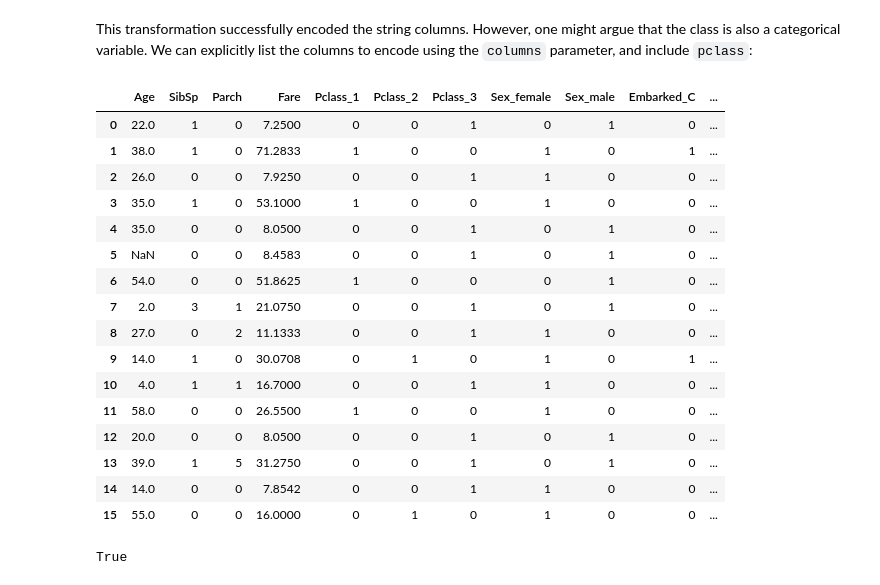
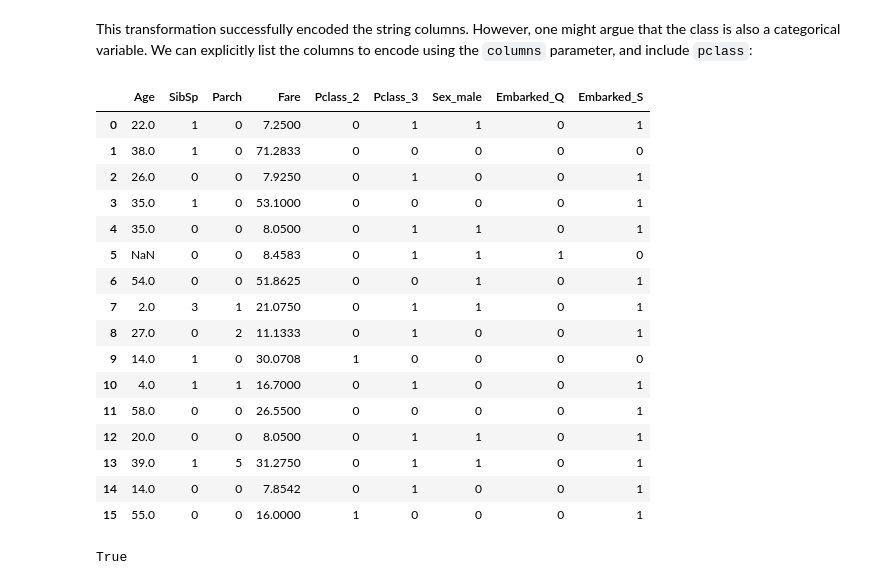
Before and after one commit to bdieu178/techfundamentals-fall2017-materials, a Jupyter notebook: classes/04-intro-python3/05-features-titanic.ipynb, the cells around one changed output. Saved outputs shown, nothing was run; the diff lists cells and outputs as text; code cells hidden in the pictures.

```diff
--- a/classes/04-intro-python3/05-features-titanic.ipynb
+++ b/classes/04-intro-python3/05-features-titanic.ipynb
@@ -159,26 +174,26 @@ pd.get_dummies(features, drop_first=True).head()
 # %% [markdown]
 This transformation successfully encoded the string columns. However, one might argue that the class is also a categorical variable. We can explicitly list the columns to encode using the ``columns`` parameter, and include ``pclass``:
 # %%
-features_dummies = pd.get_dummies(features, columns=['Pclass', 'Sex', 'Embarked'])
+features_dummies = pd.get_dummies(features, columns=['Pclass', 'Sex', 'Embarked'], drop_first=True)
 features_dummies.head(n=16)
 # %% [output]
-|  | Age | SibSp | Parch | Fare | Pclass_1 | Pclass_2 | Pclass_3 | Sex_female | Sex_male | Embarked_C | ... |
-| 0 | 22.0 | 1 | 0 | 7.2500 | 0 | 0 | 1 | 0 | 1 | 0 | ... |
-| 1 | 38.0 | 1 | 0 | 71.2833 | 1 | 0 | 0 | 1 | 0 | 1 | ... |
-| 2 | 26.0 | 0 | 0 | 7.9250 | 0 | 0 | 1 | 1 | 0 | 0 | ... |
-| 3 | 35.0 | 1 | 0 | 53.1000 | 1 | 0 | 0 | 1 | 0 | 0 | ... |
-| 4 | 35.0 | 0 | 0 | 8.0500 | 0 | 0 | 1 | 0 | 1 | 0 | ... |
-| 5 | NaN | 0 | 0 | 8.4583 | 0 | 0 | 1 | 0 | 1 | 0 | ... |
-| 6 | 54.0 | 0 | 0 | 51.8625 | 1 | 0 | 0 | 0 | 1 | 0 | ... |
-| 7 | 2.0 | 3 | 1 | 21.0750 | 0 | 0 | 1 | 0 | 1 | 0 | ... |
-| 8 | 27.0 | 0 | 2 | 11.1333 | 0 | 0 | 1 | 1 | 0 | 0 | ... |
-| 9 | 14.0 | 1 | 0 | 30.0708 | 0 | 1 | 0 | 1 | 0 | 1 | ... |
-| 10 | 4.0 | 1 | 1 | 16.7000 | 0 | 0 | 1 | 1 | 0 | 0 | ... |
-| 11 | 58.0 | 0 | 0 | 26.5500 | 1 | 0 | 0 | 1 | 0 | 0 | ... |
-| 12 | 20.0 | 0 | 0 | 8.0500 | 0 | 0 | 1 | 0 | 1 | 0 | ... |
-| 13 | 39.0 | 1 | 5 | 31.2750 | 0 | 0 | 1 | 0 | 1 | 0 | ... |
-| 14 | 14.0 | 0 | 0 | 7.8542 | 0 | 0 | 1 | 1 | 0 | 0 | ... |
-| 15 | 55.0 | 0 | 0 | 16.0000 | 0 | 1 | 0 | 1 | 0 | 0 | ... |
+|  | Age | SibSp | Parch | Fare | Pclass_2 | Pclass_3 | Sex_male | Embarked_Q | Embarked_S |
+| 0 | 22.0 | 1 | 0 | 7.2500 | 0 | 1 | 1 | 0 | 1 |
+| 1 | 38.0 | 1 | 0 | 71.2833 | 0 | 0 | 0 | 0 | 0 |
+| 2 | 26.0 | 0 | 0 | 7.9250 | 0 | 1 | 0 | 0 | 1 |
+| 3 | 35.0 | 1 | 0 | 53.1000 | 0 | 0 | 0 | 0 | 1 |
+| 4 | 35.0 | 0 | 0 | 8.0500 | 0 | 1 | 1 | 0 | 1 |
+| 5 | NaN | 0 | 0 | 8.4583 | 0 | 1 | 1 | 1 | 0 |
+| 6 | 54.0 | 0 | 0 | 51.8625 | 0 | 0 | 1 | 0 | 1 |
+| 7 | 2.0 | 3 | 1 | 21.0750 | 0 | 1 | 1 | 0 | 1 |
+| 8 | 27.0 | 0 | 2 | 11.1333 | 0 | 1 | 0 | 0 | 1 |
+| 9 | 14.0 | 1 | 0 | 30.0708 | 1 | 0 | 0 | 0 | 0 |
+| 10 | 4.0 | 1 | 1 | 16.7000 | 0 | 1 | 0 | 0 | 1 |
+| 11 | 58.0 | 0 | 0 | 26.5500 | 0 | 0 | 0 | 0 | 1 |
+| 12 | 20.0 | 0 | 0 | 8.0500 | 0 | 1 | 1 | 0 | 1 |
+| 13 | 39.0 | 1 | 5 | 31.2750 | 0 | 1 | 1 | 0 | 1 |
+| 14 | 14.0 | 0 | 0 | 7.8542 | 0 | 1 | 0 | 0 | 1 |
+| 15 | 55.0 | 0 | 0 | 16.0000 | 1 | 0 | 0 | 0 | 1 |
 # %%
 data = features_dummies.values
 # %%
```
Also changed, not shown: parts of 3 cells of this notebook, 3 other files.
